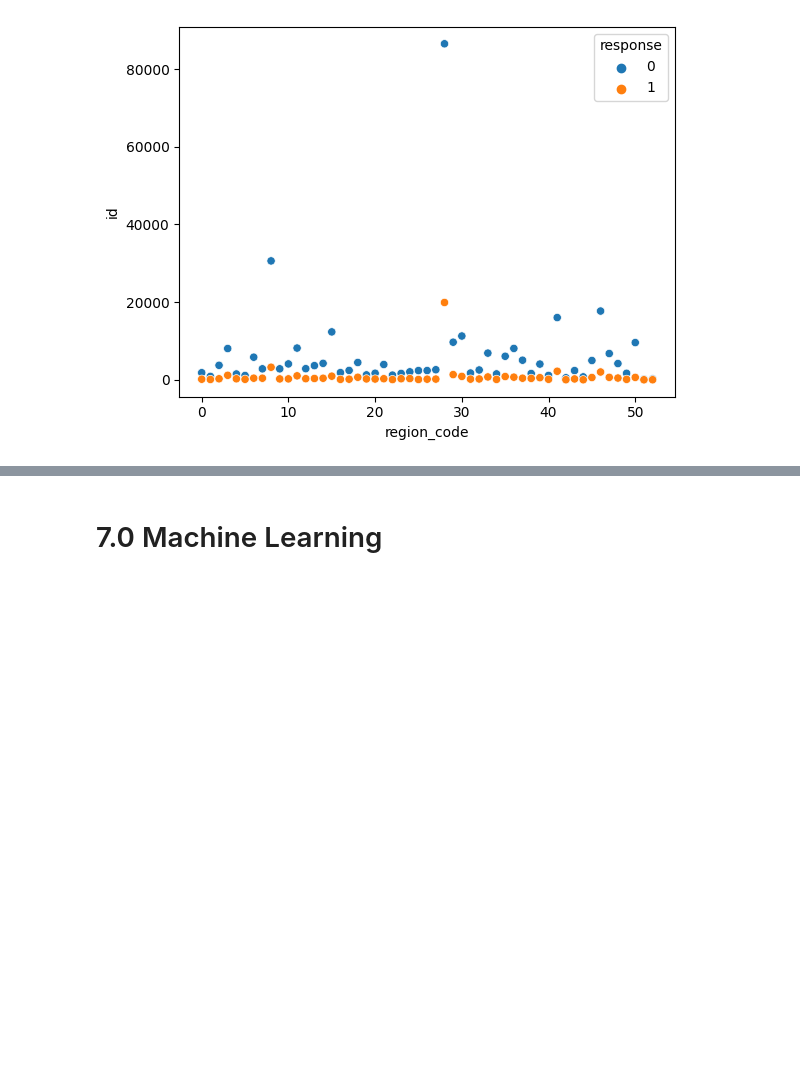
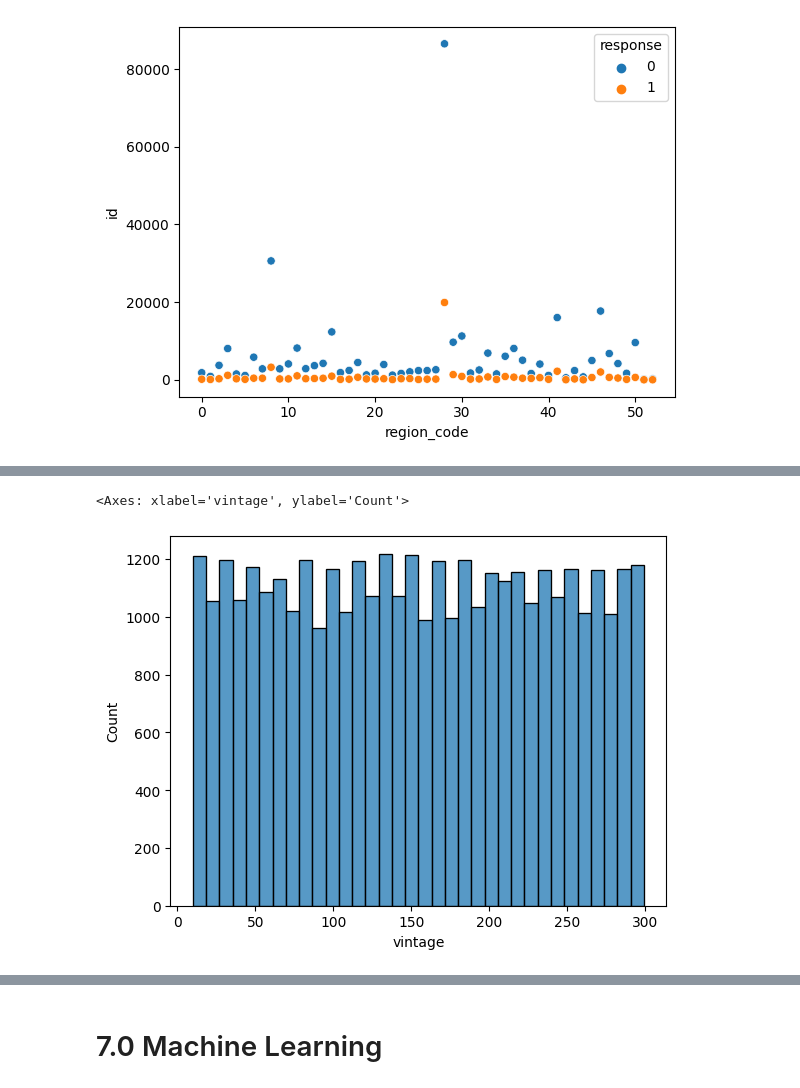
Before and after one commit to OscarFantozzi/Healt-Insurance-Cross_Sell, a Jupyter notebook: pa004_Health_Insurance_cross_sell.ipynb, the cells around one changed output, grey strips where cells are left out. Drawn from its saved outputs; the diff is of its cells as text; code cells hidden in the pictures; blank space fills up the shorter version.

```diff
--- a/pa004_Health_Insurance_cross_sell.ipynb
+++ b/pa004_Health_Insurance_cross_sell.ipynb
@@ -226,0 +236,6 @@ df4[['previously_insured', 'response']].head()
+# %%
+aux00 = df_aux.loc[ df4['response'] == 1 , 'vintage']
+sns.histplot( aux00 )
+# %% [output]
+<Axes: xlabel='vintage', ylabel='Count'>
+[figure, added]
```
Also changed, not shown: parts of 20 cells of this notebook.
